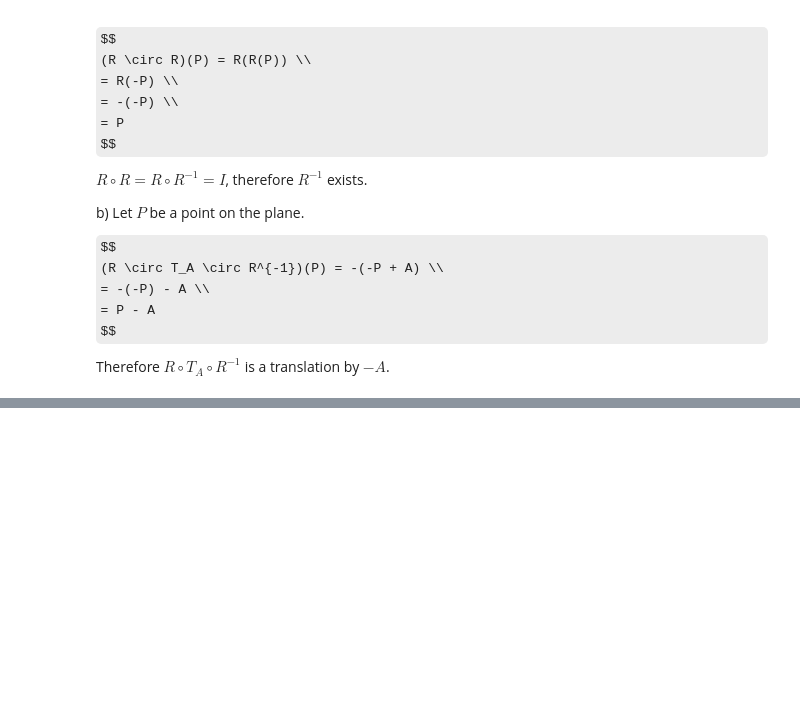
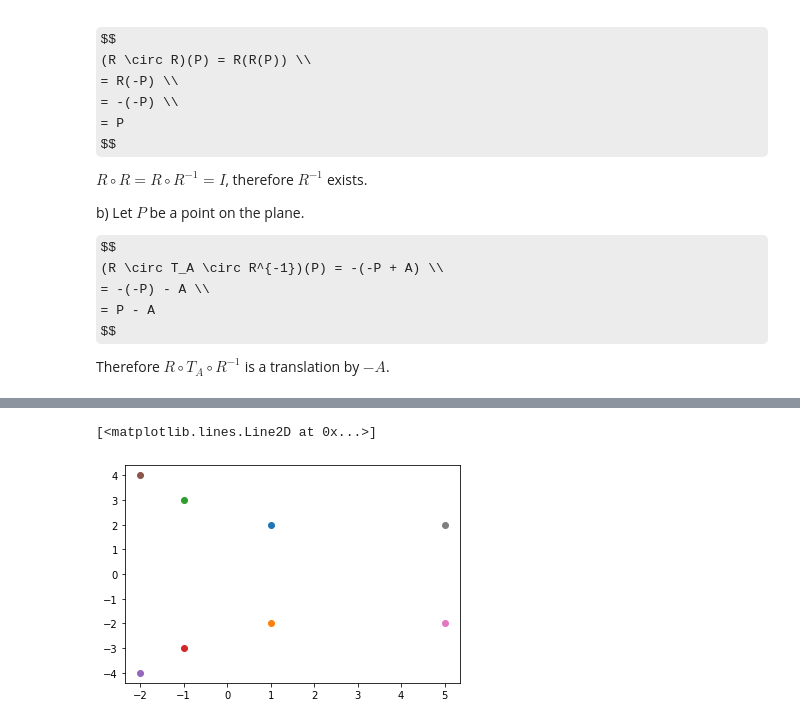
Before and after one commit to zackads/basic-mathematics, a Jupyter notebook: chapter-9/2-addition-subtraction-and-parallelogram-law.ipynb, the cells around one changed output, grey strips where cells are left out. Saved outputs shown, nothing was run; the diff lists cells and outputs as text; code cells hidden in the pictures; some formulas as TeX source; blank space fills up the shorter version.

```diff
--- a/chapter-9/2-addition-subtraction-and-parallelogram-law.ipynb
+++ b/chapter-9/2-addition-subtraction-and-parallelogram-law.ipynb
@@ -542,0 +552,22 @@ Therefore $R \circ T_A \circ R^{-1}$ is a translation by $-A$.
+# %%
+def reflectInX(point):
+    return point[0], -point[1]
+
+# (a)
+plt.plot(*(1, 2), 'o')
+plt.plot(*reflectInX((1, 2)), 'o')
+
+# (b)
+plt.plot(*(-1, 3), 'o')
+plt.plot(*reflectInX((-1, 3)), 'o')
+
+# (c)
+plt.plot(*(-2, -4), 'o')
+plt.plot(*reflectInX((-2, -4)), 'o')
+
+# (d)
+plt.plot(*(5, -2), 'o')
+plt.plot(*reflectInX((5, -2)), 'o')
+# %% [output]
+[<matplotlib.lines.Line2D at 0x...>]
+[figure, added]
```
Also changed, not shown: parts of 1 cell of this notebook.
